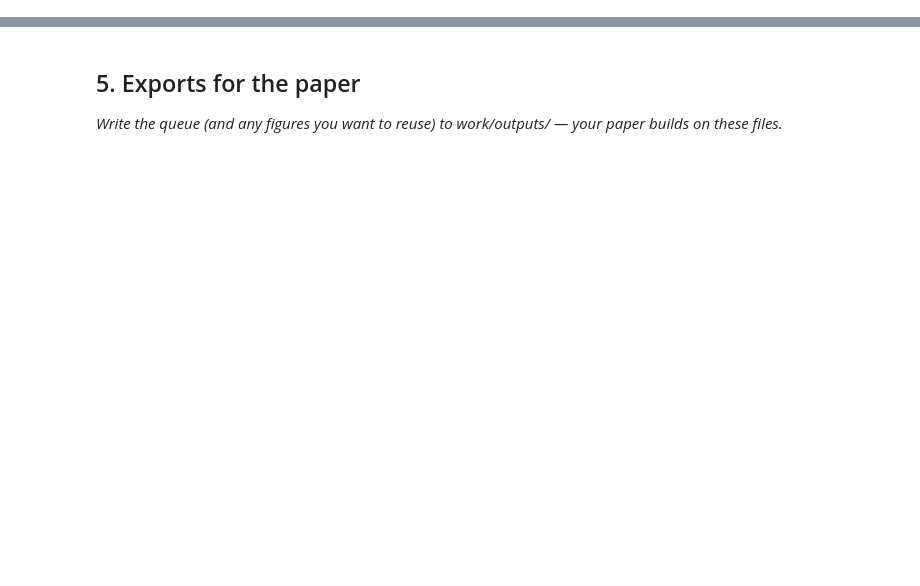
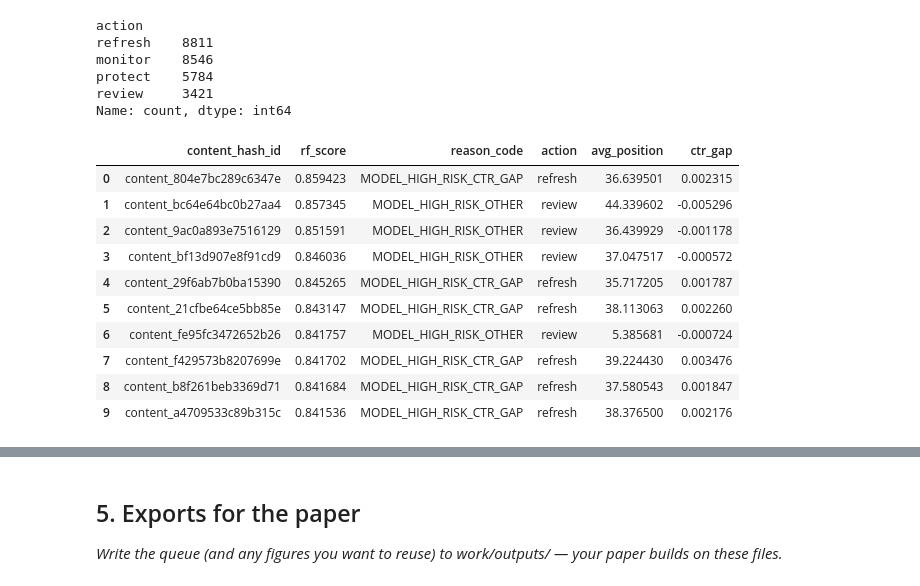
Before and after one commit to hamidism/Machine-Learning-intern, a Jupyter notebook: work/notebooks/w07_action_playbook.ipynb, the cells around one changed output, grey strips where cells are left out. Saved outputs shown, nothing was run; the diff lists cells and outputs as text; code cells hidden in the pictures; blank space fills up the shorter version.

```diff
--- a/work/notebooks/w07_action_playbook.ipynb
+++ b/work/notebooks/w07_action_playbook.ipynb
@@ -12,0 +95,45 @@ This skeleton is yours to fill. Work the sections **in order** — each one has
+# %%
+def reason_code(row):
+    weak_ctr = row["ctr_gap"] > 0
+    high_score = row["rf_score"] >= 0.5
+    if high_score and weak_ctr:
+        return "MODEL_HIGH_RISK_CTR_GAP"
+    elif high_score:
+        return "MODEL_HIGH_RISK_OTHER"
+    elif weak_ctr:
+        return "CTR_GAP_ONLY_LOW_RISK"
+    else:
+        return "HEALTHY"
+
+df["reason_code"] = df.apply(reason_code, axis=1)
+
+action_map = {
+    "MODEL_HIGH_RISK_CTR_GAP": "refresh",
+    "MODEL_HIGH_RISK_OTHER": "review",
+    "CTR_GAP_ONLY_LOW_RISK": "monitor",
+    "HEALTHY": "protect"
+}
+df["action"] = df["reason_code"].map(action_map)
+
+ranked = df.sort_values("rf_score", ascending=False).reset_index(drop=True)
+print(ranked["action"].value_counts())
+print()
+ranked.head(10)[["content_hash_id","rf_score","reason_code","action","avg_position","ctr_gap"]]
+# %% [output]
+action
+refresh    8811
+monitor    8546
+protect    5784
+review     3421
+Name: count, dtype: int64
+|  | content_hash_id | rf_score | reason_code | action | avg_position | ctr_gap |
+| 0 | content_804e7bc289c6347e | 0.859423 | MODEL_HIGH_RISK_CTR_GAP | refresh | 36.639501 | 0.002315 |
+| 1 | content_bc64e64bc0b27aa4 | 0.857345 | MODEL_HIGH_RISK_OTHER | review | 44.339602 | -0.005296 |
+| 2 | content_9ac0a893e7516129 | 0.851591 | MODEL_HIGH_RISK_OTHER | review | 36.439929 | -0.001178 |
+| 3 | content_bf13d907e8f91cd9 | 0.846036 | MODEL_HIGH_RISK_OTHER | review | 37.047517 | -0.000572 |
+| 4 | content_29f6ab7b0ba15390 | 0.845265 | MODEL_HIGH_RISK_CTR_GAP | refresh | 35.717205 | 0.001787 |
+| 5 | content_21cfbe64ce5bb85e | 0.843147 | MODEL_HIGH_RISK_CTR_GAP | refresh | 38.113063 | 0.002260 |
+| 6 | content_fe95fc3472652b26 | 0.841757 | MODEL_HIGH_RISK_OTHER | review | 5.385681 | -0.000724 |
+| 7 | content_f429573b8207699e | 0.841702 | MODEL_HIGH_RISK_CTR_GAP | refresh | 39.224430 | 0.003476 |
+| 8 | content_b8f261beb3369d71 | 0.841684 | MODEL_HIGH_RISK_CTR_GAP | refresh | 37.580543 | 0.001847 |
+| 9 | content_a4709533c89b315c | 0.841536 | MODEL_HIGH_RISK_CTR_GAP | refresh | 38.376500 | 0.002176 |
```
Also changed, not shown: parts of 14 cells of this notebook.
